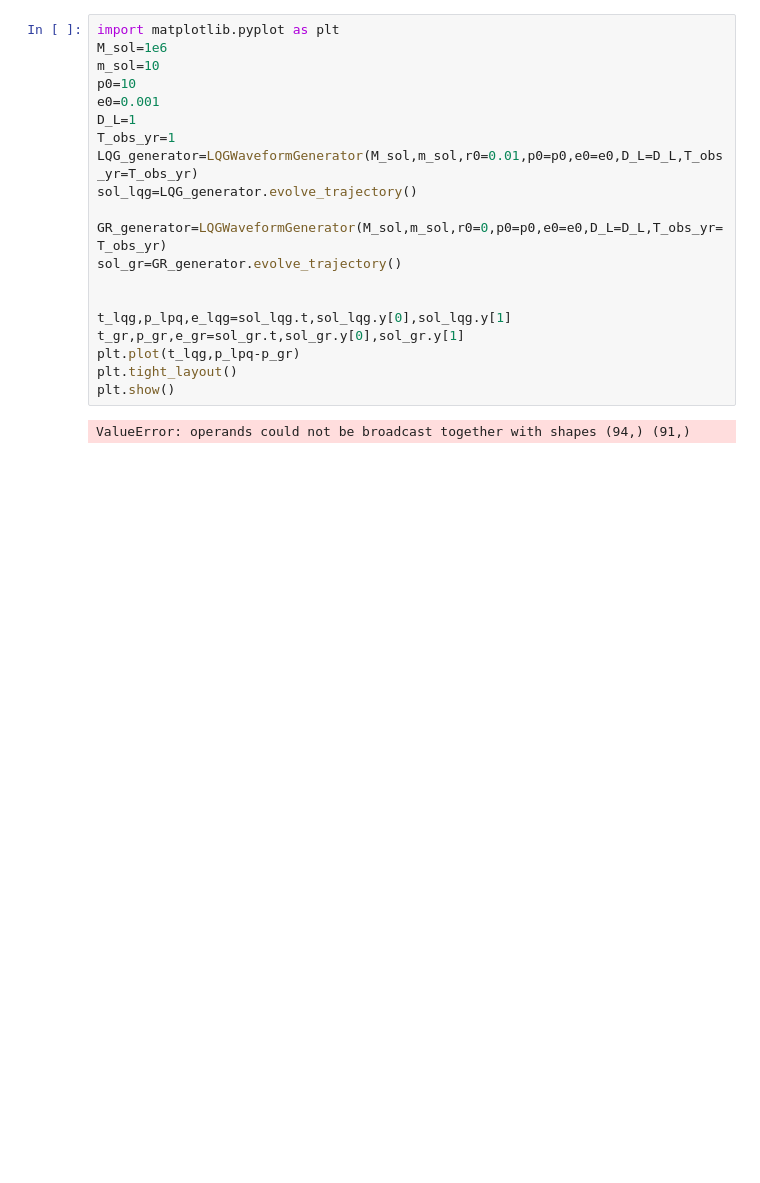
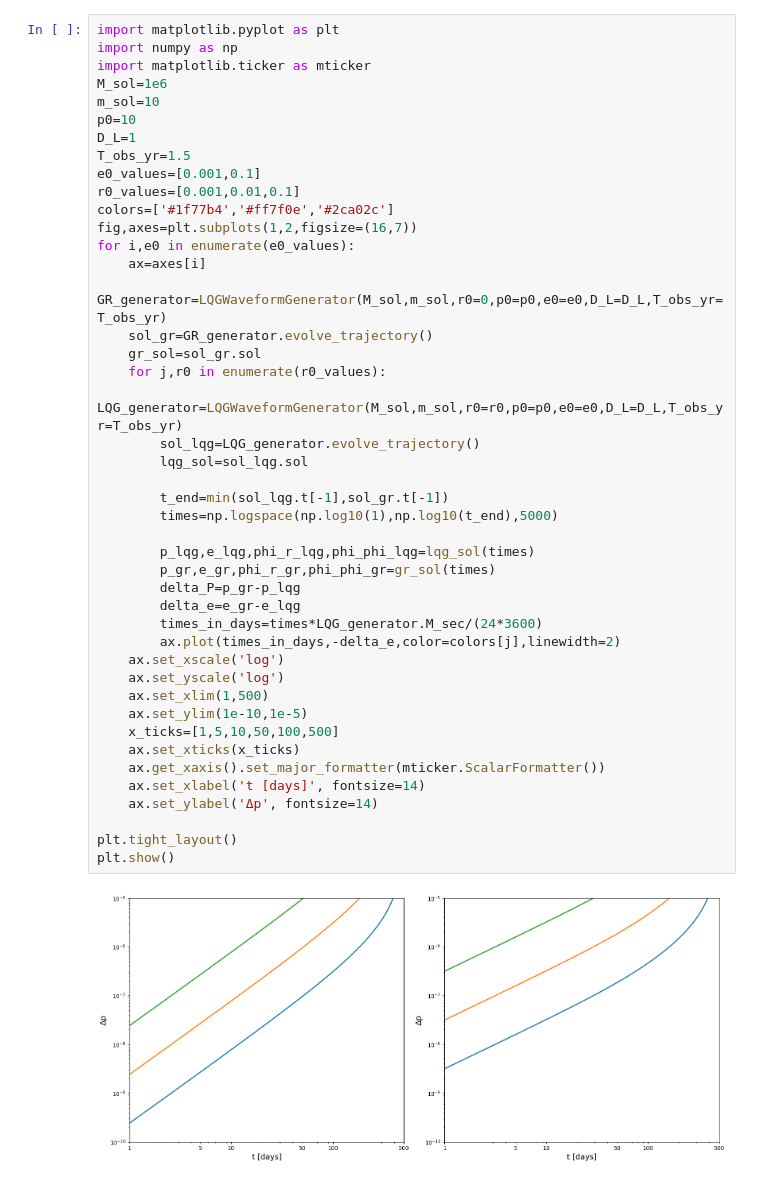
Before and after one commit to jiulipu123/EMRI, a Jupyter notebook: main.ipynb, the cells around one changed output. Cells and saved outputs as stored; diff of their text form; blank space fills up the shorter version.

```diff
--- a/main.ipynb
+++ b/main.ipynb
@@ -115,23 +122,47 @@ class LQGWaveformGenerator:
         return h_plus,h_cross
 # %%
 import matplotlib.pyplot as plt
+import numpy as np
+import matplotlib.ticker as mticker
 M_sol=1e6
 m_sol=10
 p0=10
-e0=0.001
 D_L=1
-T_obs_yr=1
-LQG_generator=LQGWaveformGenerator(M_sol,m_sol,r0=0.01,p0=p0,e0=e0,D_L=D_L,T_obs_yr=T_obs_yr)
-sol_lqg=LQG_generator.evolve_trajectory()
+T_obs_yr=1.5
+e0_values=[0.001,0.1]
+r0_values=[0.001,0.01,0.1]
+colors=['#1f77b4','#ff7f0e','#2ca02c']
+fig,axes=plt.subplots(1,2,figsize=(16,7))
+for i,e0 in enumerate(e0_values):
+    ax=axes[i]
+    GR_generator=LQGWaveformGenerator(M_sol,m_sol,r0=0,p0=p0,e0=e0,D_L=D_L,T_obs_yr=T_obs_yr)
+    sol_gr=GR_generator.evolve_trajectory()
+    gr_sol=sol_gr.sol
+    for j,r0 in enumerate(r0_values):
+        LQG_generator=LQGWaveformGenerator(M_sol,m_sol,r0=r0,p0=p0,e0=e0,D_L=D_L,T_obs_yr=T_obs_yr)
+        sol_lqg=LQG_generator.evolve_trajectory()
+        lqg_sol=sol_lqg.sol
 
-GR_generator=LQGWaveformGenerator(M_sol,m_sol,r0=0,p0=p0,e0=e0,D_L=D_L,T_obs_yr=T_obs_yr)
-sol_gr=GR_generator.evolve_trajectory()
+        t_end=min(sol_lqg.t[-1],sol_gr.t[-1])
+        times=np.logspace(np.log10(1),np.log10(t_end),5000)
 
+        p_lqg,e_lqg,phi_r_lqg,phi_phi_lqg=lqg_sol(times)
+        p_gr,e_gr,phi_r_gr,phi_phi_gr=gr_sol(times)
+        delta_P=p_gr-p_lqg
+        delta_e=e_gr-e_lqg
+        times_in_days=times*LQG_generator.M_sec/(24*3600)
+        ax.plot(times_in_days,-delta_e,color=colors[j],linewidth=2)
+    ax.set_xscale('log')
+    ax.set_yscale('log')
+    ax.set_xlim(1,500)
+    ax.set_ylim(1e-10,1e-5)
+    x_ticks=[1,5,10,50,100,500]
+    ax.set_xticks(x_ticks)
+    ax.get_xaxis().set_major_formatter(mticker.ScalarFormatter())
+    ax.set_xlabel('t [days]', fontsize=14)
+    ax.set_ylabel('Δp', fontsize=14)
 
-t_lqg,p_lpq,e_lqg=sol_lqg.t,sol_lqg.y[0],sol_lqg.y[1]
-t_gr,p_gr,e_gr=sol_gr.t,sol_gr.y[0],sol_gr.y[1]
-plt.plot(t_lqg,p_lpq-p_gr)
 plt.tight_layout()
 plt.show()
 # %% [output]
-ValueError: operands could not be broadcast together with shapes (94,) (91,)
+[figure, added]
```
Also changed, not shown: parts of 1 cell of this notebook.
